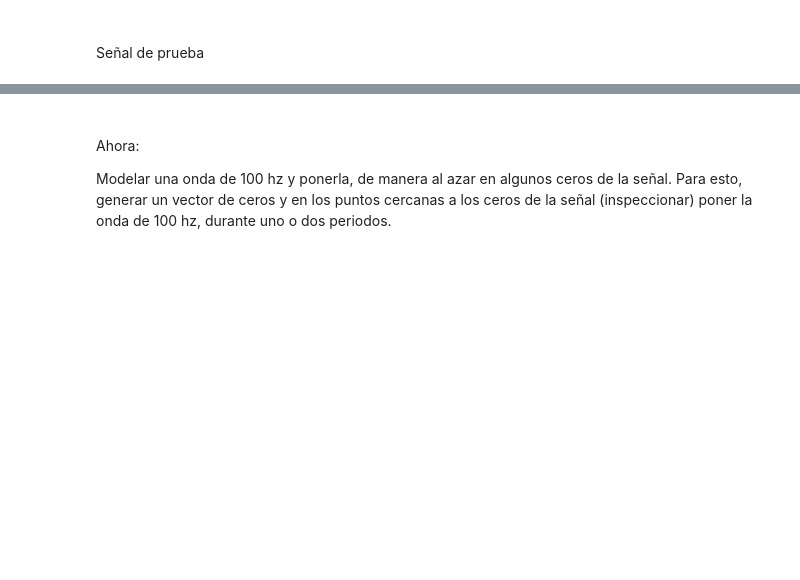
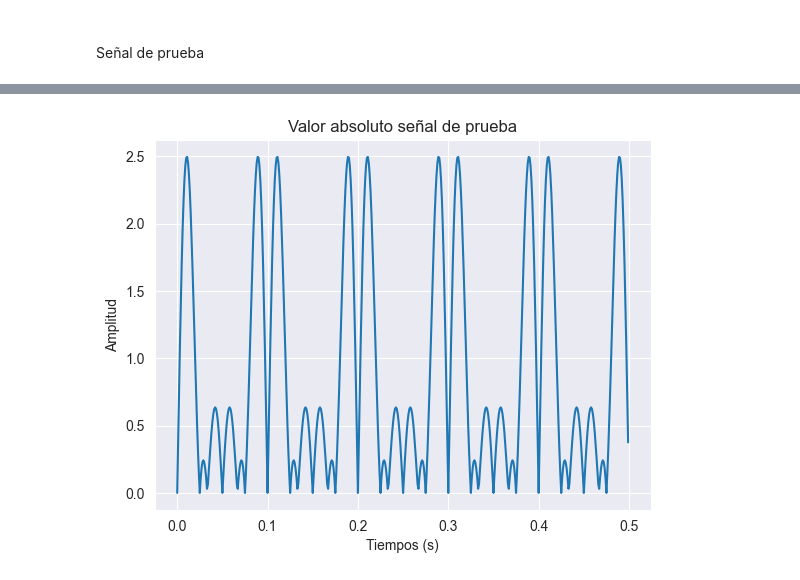
Before and after one commit to consuelorojas/Tesis, a Jupyter notebook: Notebooks/STFT_ahora_siquesi.ipynb, the cells around one changed output, grey strips where cells are left out. Saved outputs shown, nothing was run; the diff lists cells and outputs as text; code cells hidden in the pictures; blank space fills up the shorter version.

```diff
--- a/Notebooks/STFT_ahora_siquesi.ipynb
+++ b/Notebooks/STFT_ahora_siquesi.ipynb
@@ -39,6 +40,10 @@ plt.show()
-# %% [markdown]
-####
-Ahora:
-
-Modelar una onda de 100 hz y ponerla, de manera al azar en algunos ceros de la señal.
-Para esto, generar un vector de ceros y en los puntos cercanas a los ceros de la señal (inspeccionar) poner la onda de 100 hz, durante uno o dos periodos.
+# %%
+#abs de la señal.
+
+plt.plot(time[:500],abs(sig[:500]))
+plt.xlabel('Tiempos (s)')
+plt.ylabel('Amplitud')
+plt.title('Valor absoluto señal de prueba')
+plt.show()
+# %% [output]
+[figure, added]
```
Also changed, not shown: parts of 16 cells of this notebook.
